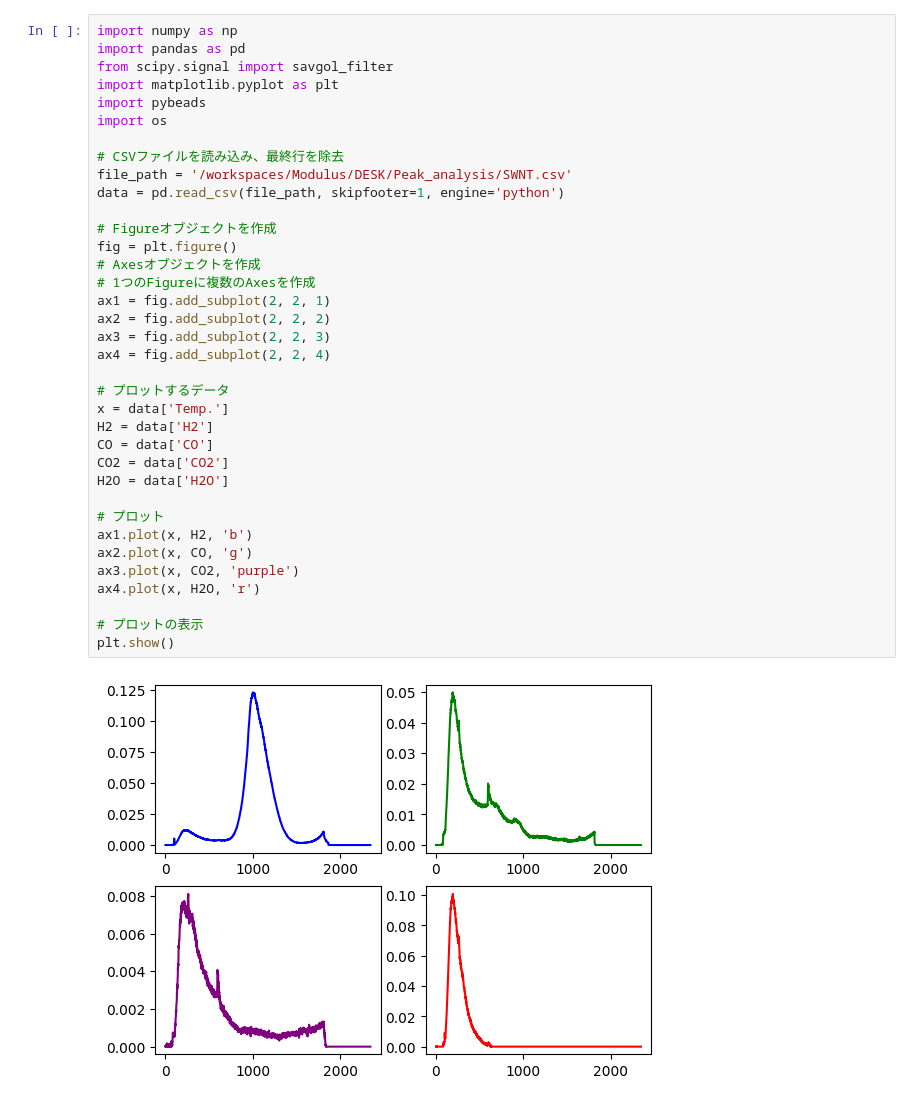
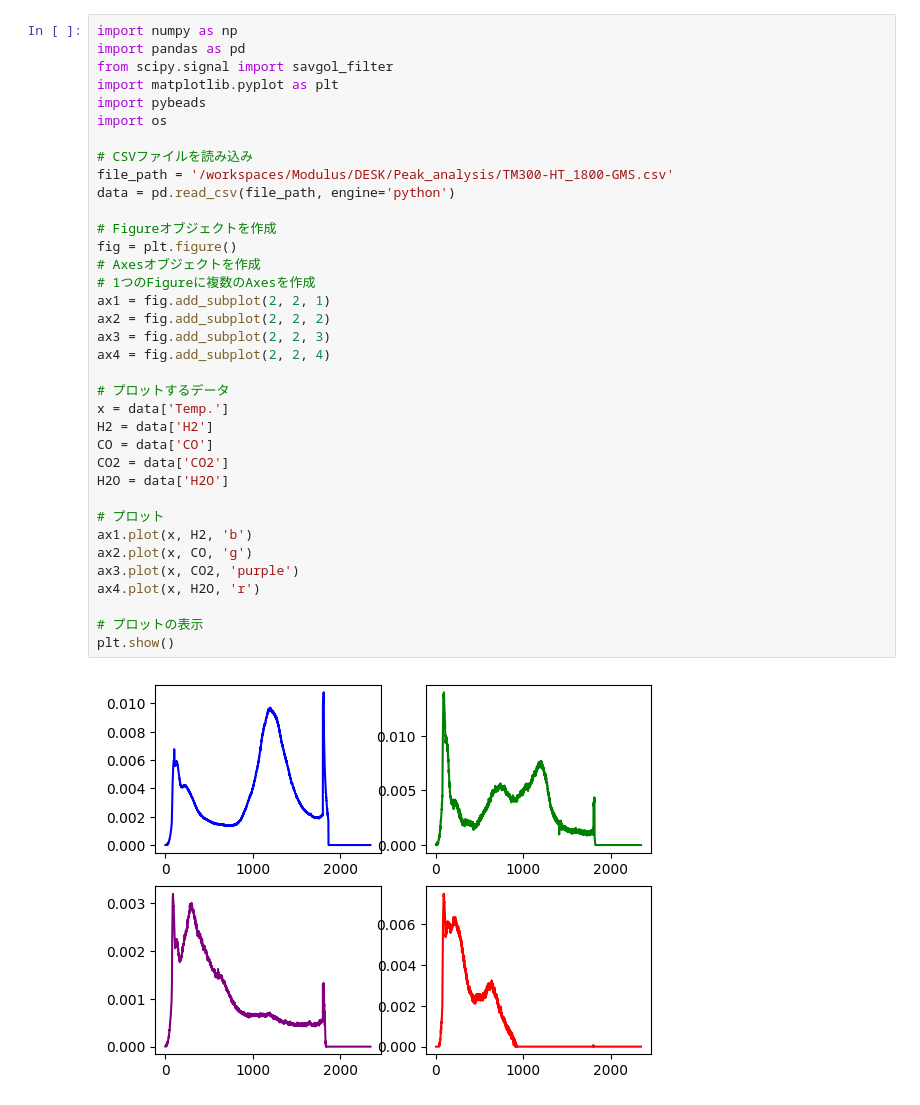
Before and after one commit to shimishiun3/Bulk_Modulus, a Jupyter notebook: Peak_analysis/Peak_analyzer.ipynb, the cells around one changed output. Cells and saved outputs as stored; diff of their text form.

```diff
--- a/Peak_analysis/Peak_analyzer.ipynb
+++ b/Peak_analysis/Peak_analyzer.ipynb
@@ -5,37 +5,37 @@ from scipy.signal import savgol_filter
 import matplotlib.pyplot as plt
 import pybeads
 import os
 
-# CSVファイルを読み込み、最終行を除去
-file_path = '/workspaces/Modulus/DESK/Peak_analysis/SWNT.csv'
-data = pd.read_csv(file_path, skipfooter=1, engine='python')
+# CSVファイルを読み込み
+file_path = '/workspaces/Modulus/DESK/Peak_analysis/TM300-HT_1800-GMS.csv'
+data = pd.read_csv(file_path, engine='python')
 
 # Figureオブジェクトを作成
 fig = plt.figure()
 # Axesオブジェクトを作成
 # 1つのFigureに複数のAxesを作成
 ax1 = fig.add_subplot(2, 2, 1)
 ax2 = fig.add_subplot(2, 2, 2)
 ax3 = fig.add_subplot(2, 2, 3)
 ax4 = fig.add_subplot(2, 2, 4)
 
 # プロットするデータ
 x = data['Temp.']
 H2 = data['H2']
 CO = data['CO']
 CO2 = data['CO2']
 H2O = data['H2O']
 
 # プロット
 ax1.plot(x, H2, 'b')
 ax2.plot(x, CO, 'g')
 ax3.plot(x, CO2, 'purple')
 ax4.plot(x, H2O, 'r')
 
 # プロットの表示
 plt.show()
 # %% [output]
-[figure, old version]
+[figure, new version]
 # %%
 # H2, CO, CO2, H2Oシグナルを平滑化（Savitzky-Golayフィルタ使用）
 
```
Also changed, not shown: parts of 5 cells of this notebook.
